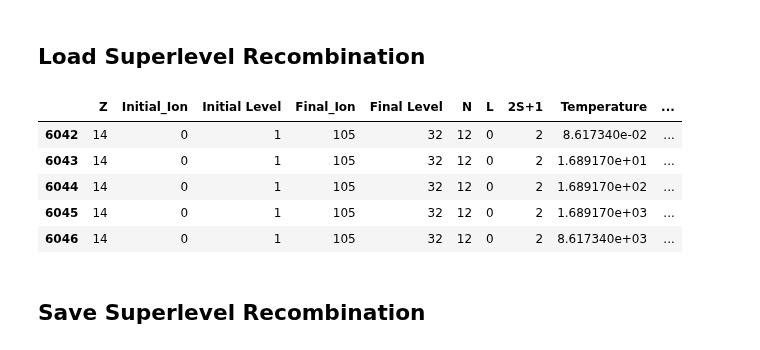
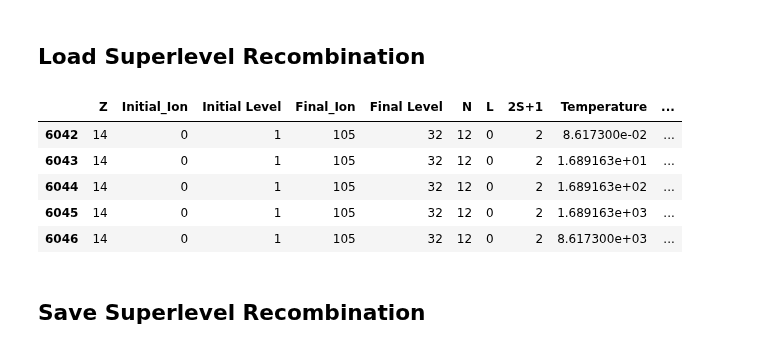
Before and after one commit to AtsushiTanimoto/AtomicDatabase, a Jupyter notebook: xstar.ipynb, the cells around one changed output. Cells and saved outputs as stored; diff of their text form; code cells hidden in the pictures.

```diff
--- a/xstar.ipynb
+++ b/xstar.ipynb
@@ -243,41 +243,41 @@ Z             = []
 Initial_Ion   = []
 Initial_Level = []
 Final_Ion     = []
 Final_Level   = []
 N             = []
 L             = []
 S             = []
 Temperature   = []
 Rate          = []
 
 for i in range(390628):
     if Pointer[10*i+1]==70:
         nd = Integer[Pointer[10*i+8]-1]
         nt = Integer[Pointer[10*i+8]+0]
         nx = Integer[Pointer[10*i+8]+1]
 
         for j in range(nt):
             Z             += [Integer[Pointer[10*i+8]+5]]
             Initial_Ion   += [Integer[Pointer[10*i+8]+7]]
             Initial_Level += [Integer[Pointer[10*i+8]+6]]
             Final_Ion     += [Integer[Pointer[10*i+8]+9]]
             Final_Level   += [Integer[Pointer[10*i+8]+8]]
             N             += [Integer[Pointer[10*i+8]+2]]
             L             += [Integer[Pointer[10*i+8]+3]]
             S             += [Integer[Pointer[10*i+8]+4]]
-            Temperature   += ["{0:.6e}".format(8.61734*10**(-5)*10**(Real[Pointer[10*i+7]+nd+j-1]))]
-            Rate          += ["{0:.6e}".format(                 10**(Real[Pointer[10*i+7]+nd+nt+j-1]))]
+            Temperature   += ["{0:.6e}".format(8.6173e-05*10**Real[Pointer[10*i+7]+nd+j-1])]
+            Rate          += ["{0:.6e}".format(           10**Real[Pointer[10*i+7]+nd+nt+j-1])]
 
 df05 = DataFrame(data={"Z":Z, "Initial_Ion":Initial_Ion, "Initial Level":Initial_Level, "Final_Ion":Final_Ion, "Final Level":Final_Level, "N":N, "L":L, "2S+1":S, "Temperature":Temperature, "Rate":Rate})
 df05 = df05.sort_values(["Z", "Initial_Ion", "Initial Level", "Final_Ion"]).reset_index().drop(columns="index")
-df05.query("Final_Ion==105")[:20]
+df05.query("Final_Ion==105")
 # %% [output]
 |  | Z | Initial_Ion | Initial Level | Final_Ion | Final Level | N | L | 2S+1 | Temperature | ... |
-| 6042 | 14 | 0 | 1 | 105 | 32 | 12 | 0 | 2 | 8.617340e-02 | ... |
-| 6043 | 14 | 0 | 1 | 105 | 32 | 12 | 0 | 2 | 1.689170e+01 | ... |
-| 6044 | 14 | 0 | 1 | 105 | 32 | 12 | 0 | 2 | 1.689170e+02 | ... |
-| 6045 | 14 | 0 | 1 | 105 | 32 | 12 | 0 | 2 | 1.689170e+03 | ... |
-| 6046 | 14 | 0 | 1 | 105 | 32 | 12 | 0 | 2 | 8.617340e+03 | ... |
+| 6042 | 14 | 0 | 1 | 105 | 32 | 12 | 0 | 2 | 8.617300e-02 | ... |
+| 6043 | 14 | 0 | 1 | 105 | 32 | 12 | 0 | 2 | 1.689163e+01 | ... |
+| 6044 | 14 | 0 | 1 | 105 | 32 | 12 | 0 | 2 | 1.689163e+02 | ... |
+| 6045 | 14 | 0 | 1 | 105 | 32 | 12 | 0 | 2 | 1.689163e+03 | ... |
+| 6046 | 14 | 0 | 1 | 105 | 32 | 12 | 0 | 2 | 8.617300e+03 | ... |
 # %% [markdown]
 ## Save Superlevel Recombination
 # %%
```
Also changed, not shown: parts of 12 cells of this notebook.
